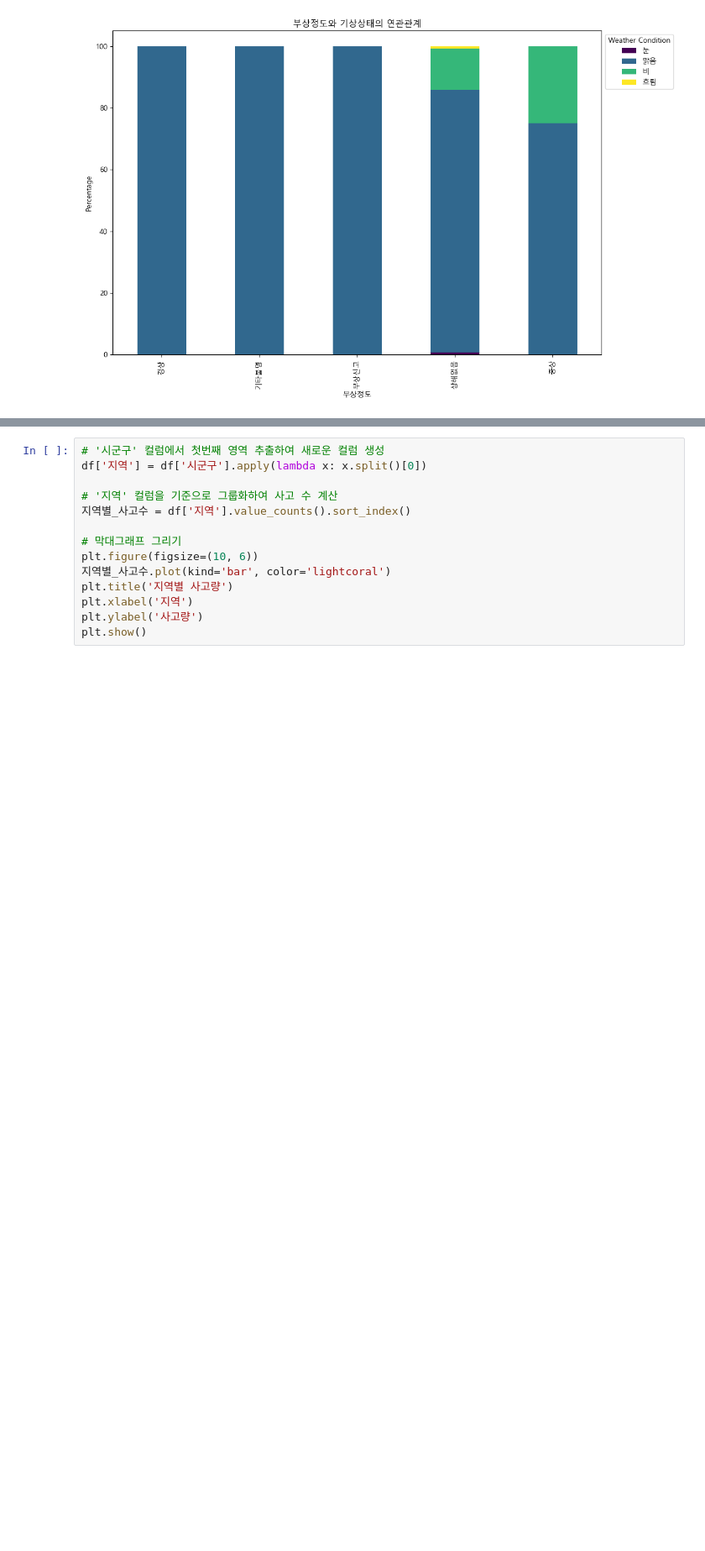
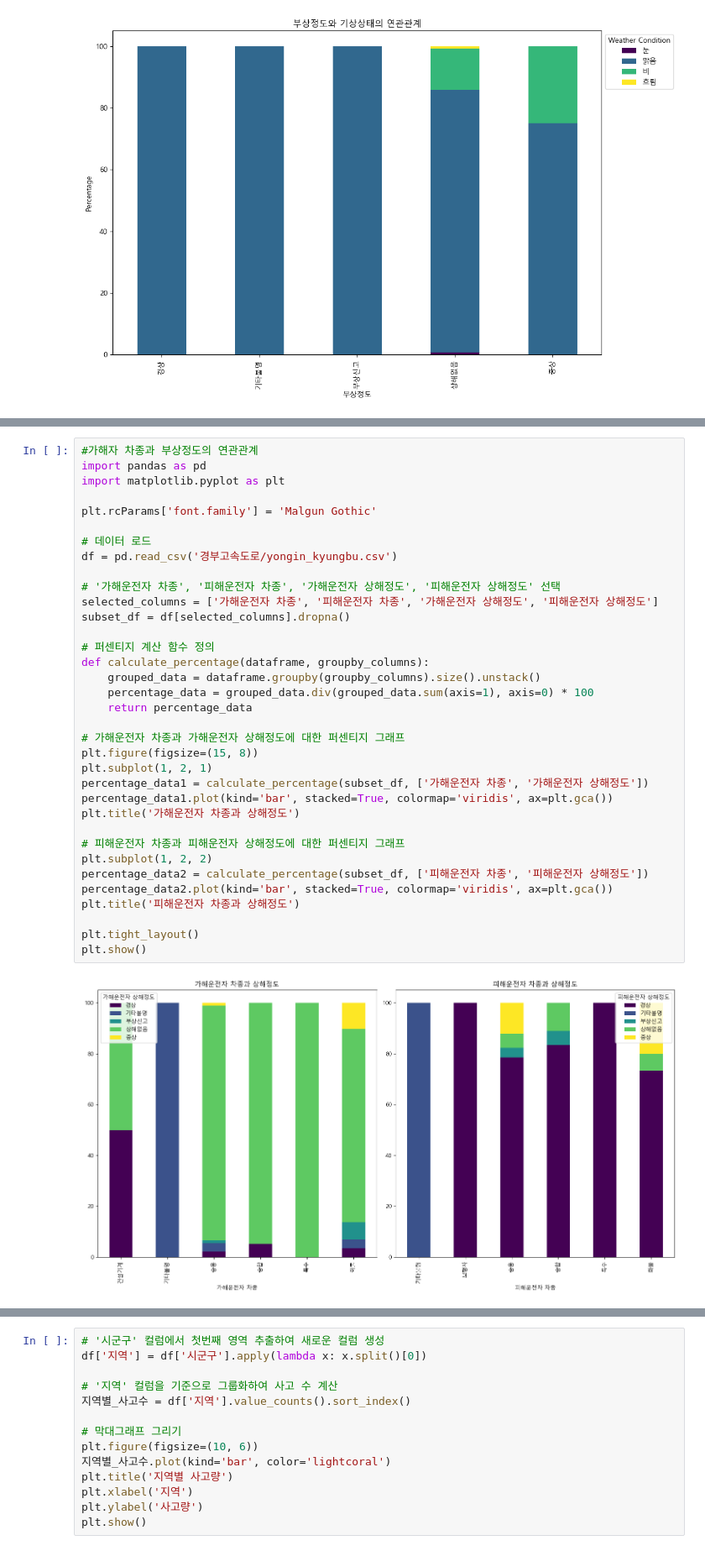
Before and after one commit to ssasdfccaf/Weather-and-traffic-accidents, a Jupyter notebook: sjw/test2.ipynb, the cells around one changed output, grey strips where cells are left out. Shown at 84% size. Cells and saved outputs as stored; diff of their text form; blank space fills up the shorter version.

```diff
--- a/sjw/test2.ipynb
+++ b/sjw/test2.ipynb
@@ -328,0 +325,37 @@ ValueError: No variables found for grid columns.
+# %%
+#가해자 차종과 부상정도의 연관관계
+import pandas as pd
+import matplotlib.pyplot as plt
+
+plt.rcParams['font.family'] = 'Malgun Gothic'
+
+# 데이터 로드
+df = pd.read_csv('경부고속도로/yongin_kyungbu.csv')
+
+# '가해운전자 차종', '피해운전자 차종', '가해운전자 상해정도', '피해운전자 상해정도' 선택
+selected_columns = ['가해운전자 차종', '피해운전자 차종', '가해운전자 상해정도', '피해운전자 상해정도']
+subset_df = df[selected_columns].dropna()
+
+# 퍼센티지 계산 함수 정의
+def calculate_percentage(dataframe, groupby_columns):
+    grouped_data = dataframe.groupby(groupby_columns).size().unstack()
+    percentage_data = grouped_data.div(grouped_data.sum(axis=1), axis=0) * 100
+    return percentage_data
+
+# 가해운전자 차종과 가해운전자 상해정도에 대한 퍼센티지 그래프
+plt.figure(figsize=(15, 8))
+plt.subplot(1, 2, 1)
+percentage_data1 = calculate_percentage(subset_df, ['가해운전자 차종', '가해운전자 상해정도'])
+percentage_data1.plot(kind='bar', stacked=True, colormap='viridis', ax=plt.gca())
+plt.title('가해운전자 차종과 상해정도')
+
+# 피해운전자 차종과 피해운전자 상해정도에 대한 퍼센티지 그래프
+plt.subplot(1, 2, 2)
+percentage_data2 = calculate_percentage(subset_df, ['피해운전자 차종', '피해운전자 상해정도'])
+percentage_data2.plot(kind='bar', stacked=True, colormap='viridis', ax=plt.gca())
+plt.title('피해운전자 차종과 상해정도')
+
+plt.tight_layout()
+plt.show()
+# %% [output]
+[figure, added]
```
Also changed, not shown: parts of 7 cells of this notebook, 6 other files.
